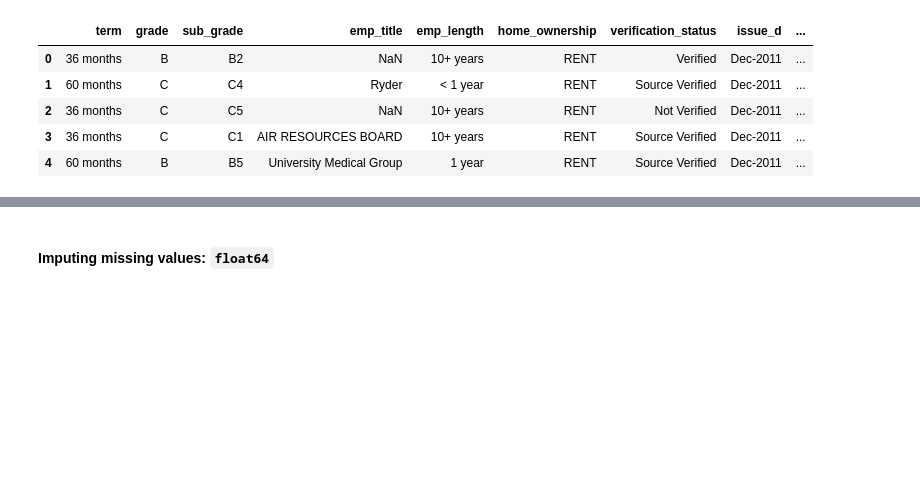
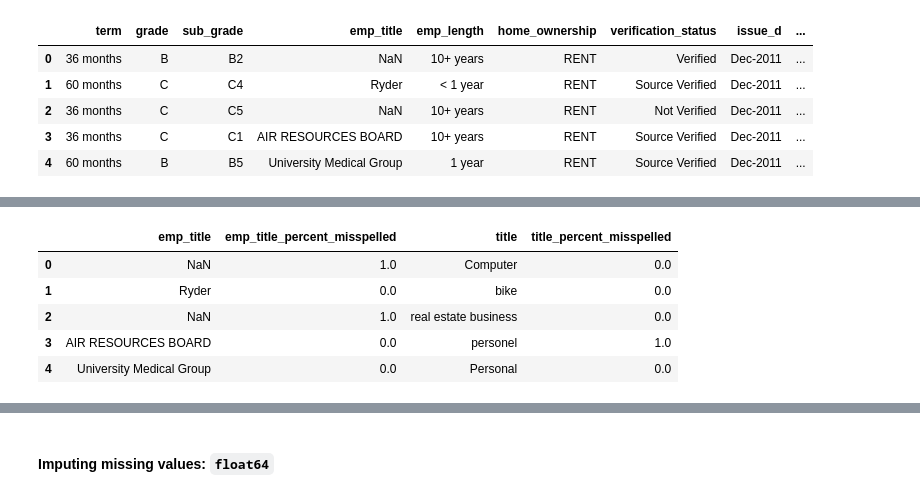
Before and after one commit to QuinnLee/cs109a-Project, a Jupyter notebook: notebooks/4-aa-feature-engineering.ipynb, the cells around one changed output, grey strips where cells are left out. Drawn from its saved outputs; the diff is of its cells as text; code cells hidden in the pictures; blank space fills up the shorter version.

```diff
--- a/notebooks/4-aa-feature-engineering.ipynb
+++ b/notebooks/4-aa-feature-engineering.ipynb
@@ -98,0 +106,9 @@ This may take a while.
+# %%
+t3[['emp_title', 'emp_title_percent_misspelled', 'title', 'title_percent_misspelled']].head()
+# %% [output]
+|  | emp_title | emp_title_percent_misspelled | title | title_percent_misspelled |
+| 0 | NaN | 1.0 | Computer | 0.0 |
+| 1 | Ryder | 0.0 | bike | 0.0 |
+| 2 | NaN | 1.0 | real estate business | 0.0 |
+| 3 | AIR RESOURCES BOARD | 0.0 | personel | 1.0 |
+| 4 | University Medical Group | 0.0 | Personal | 0.0 |
```
Also changed, not shown: parts of 3 cells of this notebook, 1 other file.
